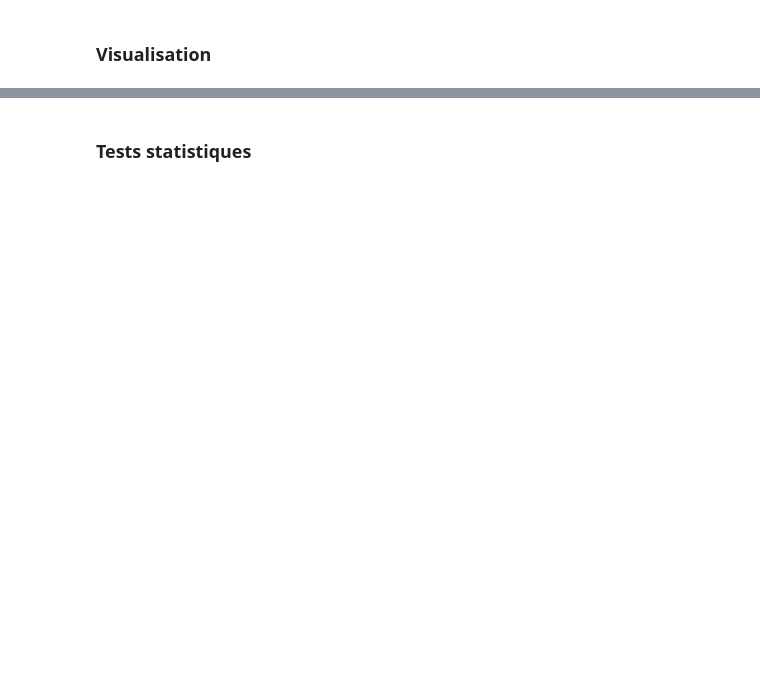
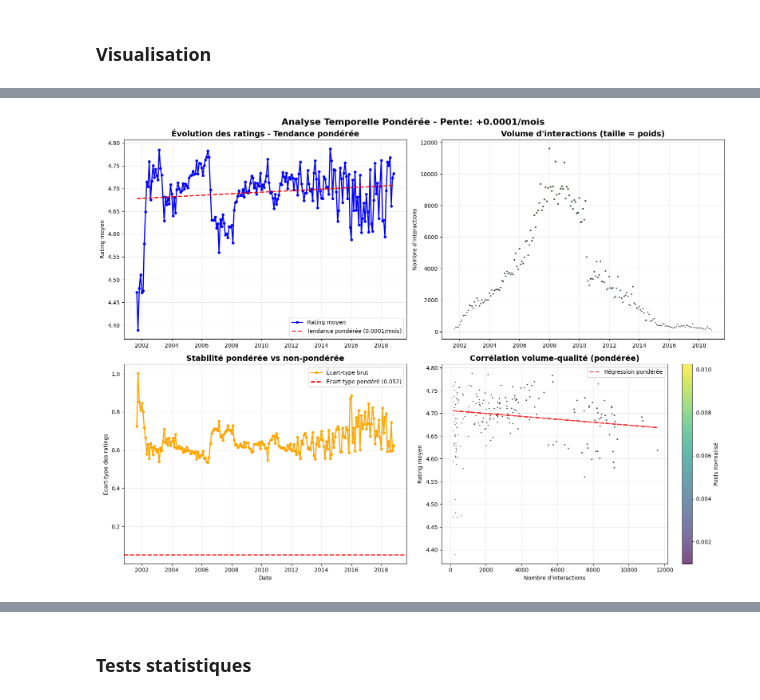
Before and after one commit to julienlafrance/backtothefuturekitchen, a Jupyter notebook: 00_eda/01_long_term/rating_ingredient/01_rating_analysis.ipynb, the cells around one changed output, grey strips where cells are left out. Saved outputs shown, nothing was run; the diff lists cells and outputs as text; code cells hidden in the pictures; blank space fills up the shorter version.

```diff
--- a/00_eda/01_long_term/rating_ingredient/01_rating_analysis.ipynb
+++ b/00_eda/01_long_term/rating_ingredient/01_rating_analysis.ipynb
@@ -214,50 +308,69 @@ Analyse approfondie de l'évolution des ratings avec bandes de confiance et corr
 # %% [markdown]
 ### Visualisation
 # %%
-# Préparation des données pour l'analyse détaillée
-import matplotlib.dates as mdates
+# Visualisation temporelle avec pondération
+print("📊 Création des visualisations temporelles pondérées...")
 
-# Préparation robuste du DataFrame
-monthly_df = monthly_stats.copy()
-monthly_df['date'] = pd.to_datetime(monthly_df['date'])
-monthly_df = monthly_df.sort_values('date')
-monthly_df['mean_rating'] = pd.to_numeric(monthly_df['mean_rating'], errors='coerce')
-monthly_df['std_rating'] = pd.to_numeric(monthly_df.get('std_rating', 0), errors='coerce').fillna(0)
-monthly_df['n_interactions'] = pd.to_numeric(monthly_df['n_interactions'], errors='coerce').fillna(0)
-monthly_df = monthly_df.dropna(subset=['mean_rating'])
+# Calcul de la régression pondérée pour la ligne de tendance
+X_trend = np.arange(len(monthly_df))
+X_const_trend = sm.add_constant(X_trend)
+wls_trend = sm.WLS(monthly_df['mean_rating'].values, X_const_trend, weights=weights)
+wls_trend_result = wls_trend.fit()
+trend_line_weighted = wls_trend_result.predict(X_const_trend)
 
-# 1. Évolution avec bandes de confiance
-fig, (ax1, ax2) = plt.subplots(2, 1, figsize=(16, 12))
+# Visualisation en 4 graphiques avec méthodes pondérées
+fig, ((ax1, ax2), (ax3, ax4)) = plt.subplots(2, 2, figsize=(16, 12))
 
-# Graphique 1: Rating avec bandes de confiance
-ax1.plot(monthly_df['date'], monthly_df['mean_rating'], 'o-',
-        color='#1f77b4', linewidth=2, markersize=4, label='Rating moyen')
-
-# Bandes de confiance (±1 std)
-ax1.fill_between(monthly_df['date'].values,
-                (monthly_df['mean_rating'] - monthly_df['std_rating']).values,
-                (monthly_df['mean_rating'] + monthly_df['std_rating']).values,
-                alpha=0.2, color='#1f77b4', label='±1 écart-type')
-
-ax1.set_title('Évolution des ratings avec bandes de confiance', fontsize=16, fontweight='bold')
-ax1.set_ylabel('Rating moyen', fontsize=12)
+# 1. Tendance des ratings avec ligne de tendance pondérée
+ax1.plot(monthly_df['date'], monthly_df['mean_rating'], 'bo-', linewidth=2, markersize=4, label='Rating moyen')
+ax1.plot(monthly_df['date'], trend_line_weighted, 'r--', linewidth=2,
+         label=f'Tendance pondérée ({wls_trend_result.params[1]:.4f}/mois)')
+ax1.set_title("Évolution des ratings - Tendance pondérée", fontsize=14, fontweight='bold')
+ax1.set_ylabel("Rating moyen")
 ax1.grid(True, alpha=0.3)
 ax1.legend()
 
-# Graphique 2: Volume des interactions
-ax2.plot(monthly_df['date'], monthly_df['n_interactions'], color='green', linewidth=2, label='Volume mensuel')
-ax2.set_title('Volume mensuel d\'interactions', fontsize=16, fontweight='bold')
-ax2.set_ylabel('Nombre d\'interactions', fontsize=12)
-ax2.set_xlabel('Date', fontsize=12)
+# 2. Volume d'interactions avec pondération visualisée
+ax2.scatter(monthly_df['date'], monthly_df['n_interactions'],
+           s=weights_normalized*500, alpha=0.7, color='green', edgecolors='black')
+ax2.set_title("Volume d'interactions (taille = poids)", fontsize=14, fontweight='bold')
+ax2.set_ylabel("Nombre d'interactions")
 ax2.grid(True, alpha=0.3)
-ax2.legend()
 
-# Formatage des dates
-for ax in [ax1, ax2]:
-    ax.xaxis.set_major_locator(mdates.AutoDateLocator())
-    ax.xaxis.set_major_formatter(mdates.ConciseDateFormatter(ax.xaxis.get_major_locator()))
+# 3. Stabilité pondérée (écart-type avec poids)
+weighted_std = np.sqrt(np.average((monthly_df['mean_rating'] - np.average(monthly_df['mean_rating'], weights=weights))**2, weights=weights))
+ax3.plot(monthly_df['date'], monthly_df['std_rating'], 'o-', color='orange', linewidth=2, markersize=4, label='Écart-type brut')
+ax3.axhline(y=weighted_std, color='red', linestyle='--', linewidth=2, label=f'Écart-type pondéré ({weighted_std:.3f})')
+ax3.set_title("Stabilité pondérée vs non-pondérée", fontsize=14, fontweight='bold')
+ax3.set_ylabel("Écart-type des ratings")
+ax3.set_xlabel("Date")
+ax3.grid(True, alpha=0.3)
+ax3.legend()
 
+# 4. Scatter volume vs qualité avec pondération
+scatter = ax4.scatter(monthly_df['n_interactions'], monthly_df['mean_rating'],
+                     s=weights_normalized*300, c=weights_normalized, cmap='viridis',
+                     alpha=0.7, edgecolors='black')
+ax4.set_title("Corrélation volume-qualité (pondérée)", fontsize=14, fontweight='bold')
+ax4.set_xlabel("Nombre d'interactions")
+ax4.set_ylabel("Rating moyen")
+ax4.grid(True, alpha=0.3)
+plt.colorbar(scatter, ax=ax4, label='Poids normalisé')
+
+# Ligne de corrélation pondérée sur le scatter
+X_vol_const = sm.add_constant(monthly_df['n_interactions'])
+wls_vol = sm.WLS(monthly_df['mean_rating'], X_vol_const, weights=weights)
+wls_vol_result = wls_vol.fit()
+vol_pred = wls_vol_result.predict(X_vol_const)
+ax4.plot(monthly_df['n_interactions'], vol_pred, "r--", alpha=0.8, linewidth=2, label='Régression pondérée')
+ax4.legend()
+
+plt.suptitle(f"Analyse Temporelle Pondérée - Pente: {wls_trend_result.params[1]:+.4f}/mois",
+             fontsize=16, fontweight='bold')
 plt.tight_layout()
 plt.show()
 
-print("✅ Visualisations détaillées créées")
+print("✅ Visualisations pondérées créées")
+print(f"📊 Pente pondérée: {wls_trend_result.params[1]:.6f} vs non-pondérée: {methodological_results['unweighted_slope']:.6f}")
+print(f"📊 Différence: {abs(wls_trend_result.params[1] - methodological_results['unweighted_slope'])/abs(methodological_results['unweighted_slope'])*100:.1f}%")
+# %% [output]
@@ -263,0 +378 @@ print("✅ Visualisations détaillées créées")
+[figure, added]
```
Also changed, not shown: parts of 20 cells of this notebook.
